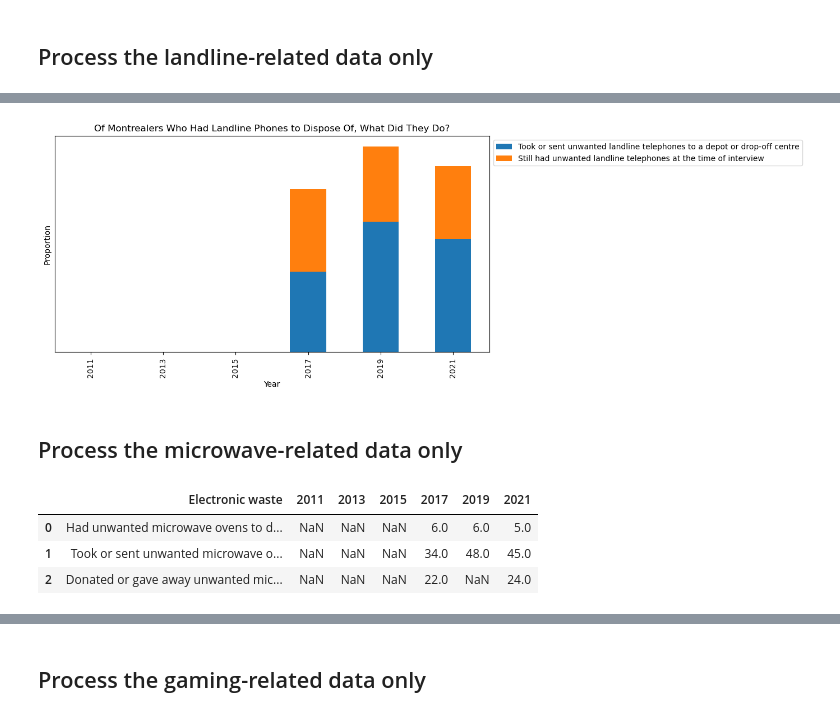
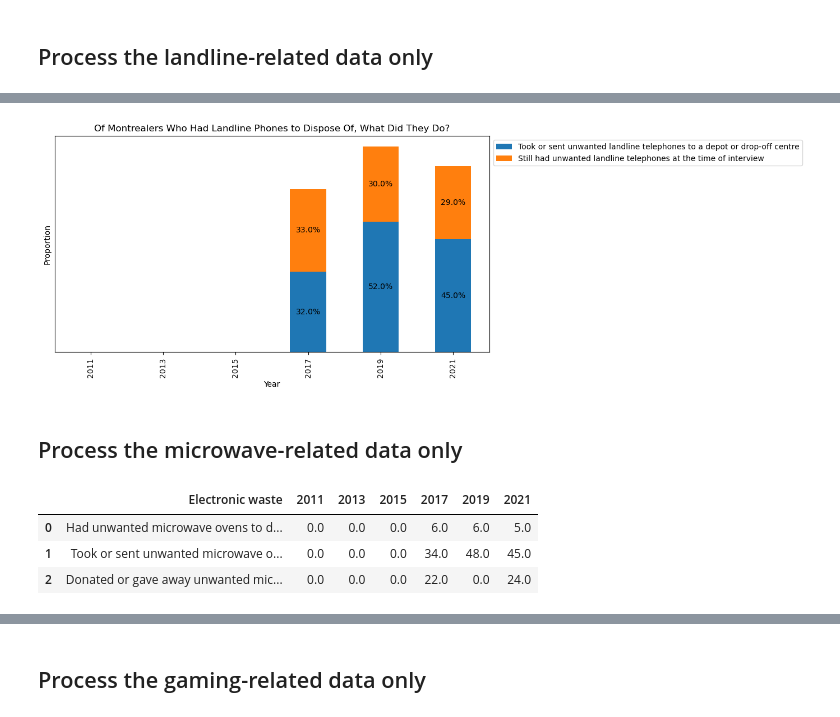
Before and after one commit to BlackSound1/SUST601-Project, a Jupyter notebook: e_waste.ipynb, the cells around one changed output, grey strips where cells are left out. Saved outputs shown, nothing was run; the diff lists cells and outputs as text; code cells hidden in the pictures.

```diff
--- a/e_waste.ipynb
+++ b/e_waste.ipynb
@@ -476,11 +494,17 @@ rest_of_data
 | 6 | 2021 | 65.0 | 11.0 | 24.0 |
 # %%
 # Plot the stacked bar chart
-rest_of_data.plot(x='Year', kind='bar', stacked=True, figsize=(10, 5), title="Of Montrealers Who Had Audiovisual Equipment to Dispose Of, What Did They Do?")
+ax = rest_of_data.plot(x='Year', kind='bar', stacked=True, figsize=(10, 5), title="Of Montrealers Who Had Audiovisual Equipment to Dispose Of, What Did They Do?")
 
 plt.ylabel('Proportion')
 plt.yticks([])
 plt.legend(loc='upper left', bbox_to_anchor=(1.0, 1.0))
 
+# Add percentages to stacks
+for c in ax.containers:
+    label = c.get_label()
+    labels = [f"{num}%" if num != 0 else '' for num in rest_of_data[label].values]
+    ax.bar_label(c, labels=labels, label_type='center', fontsize=10)
+
 plt.savefig(file_path / 'av_stacked_plot.png', bbox_inches='tight')
 # %% [output]
@@ -490,8 +514,8 @@ plt.savefig(file_path / 'av_stacked_plot.png', bbox_inches='tight')
 # %%
 # Get only the cellphone-related data
 cellphones = e_waste[
-    (e_waste['Electronic waste'].str.contains('cellular phone')) &
-    (e_waste.iloc[:, 1:].notna().any(axis=1))
+    (e_waste['Electronic waste'].str.contains('cellular phone')) & (e_waste.iloc[:, 1:] != 0).any(axis=1)
+    # (e_waste.iloc[:, 1:].notna().any(axis=1))
 ].reset_index(drop=True)
 
 cellphones
@@ -568,11 +592,17 @@ rest_of_data
 | 6 | 2021 | 44.0 | 12.0 | 13.0 | 35.0 |
 # %%
 # Plot the stacked bar chart
-rest_of_data.plot(x='Year', kind='bar', stacked=True, figsize=(10, 5), title="Of Montrealers Who Had Cell Phones to Dispose Of, What Did They Do?")
+ax = rest_of_data.plot(x='Year', kind='bar', stacked=True, figsize=(10, 5), title="Of Montrealers Who Had Cell Phones to Dispose Of, What Did They Do?")
 
 plt.ylabel('Proportion')
 plt.yticks([])
 plt.legend(loc='upper left', bbox_to_anchor=(1.0, 1.0))
 
+# Add percentages to stacks
+for c in ax.containers:
+    label = c.get_label()
+    labels = [f"{num}%" if num != 0 else '' for num in rest_of_data[label].values]
+    ax.bar_label(c, labels=labels, label_type='center', fontsize=10)
+
 plt.savefig(file_path / 'phones_stacked_plot.png', bbox_inches='tight')
 # %% [output]
@@ -582,8 +612,8 @@ plt.savefig(file_path / 'phones_stacked_plot.png', bbox_inches='tight')
 # %%
 # Get only the landline-related data
 landlines = e_waste[
-    (e_waste['Electronic waste'].str.contains('landline telephone')) &
-    (e_waste.iloc[:, 1:].notna().any(axis=1))
+    (e_waste['Electronic waste'].str.contains('landline telephone')) & (e_waste.iloc[:, 1:] != 0).any(axis=1)
+    # (e_waste.iloc[:, 1:].notna().any(axis=1))
 ].reset_index(drop=True)
 
 landlines
@@ -658,30 +688,36 @@ rest_of_data
 | 6 | 2021 | 45.0 | 29.0 |
 # %%
 # Plot the stacked bar chart
-rest_of_data.plot(x='Year', kind='bar', stacked=True, figsize=(10, 5), title="Of Montrealers Who Had Landline Phones to Dispose Of, What Did They Do?")
+ax = rest_of_data.plot(x='Year', kind='bar', stacked=True, figsize=(10, 5), title="Of Montrealers Who Had Landline Phones to Dispose Of, What Did They Do?")
 
 plt.ylabel('Proportion')
 plt.yticks([])
 plt.legend(loc='upper left', bbox_to_anchor=(1.0, 1.0))
 
+# Add percentages to stacks
+for c in ax.containers:
+    label = c.get_label()
+    labels = [f"{num}%" if num != 0 else '' for num in rest_of_data[label].values]
+    ax.bar_label(c, labels=labels, label_type='center', fontsize=10)
+
 plt.savefig(file_path / 'landlines_stacked_plot.png', bbox_inches='tight')
 # %% [output]
-[figure, old version]
+[figure, new version]
 # %% [markdown]
 ## Process the microwave-related data only
 # %%
 # Get only the microwave-related data
 microwaves = e_waste[
-    (e_waste['Electronic waste'].str.contains('microwave oven')) &
-    (e_waste.iloc[:, 1:].notna().any(axis=1))
+    (e_waste['Electronic waste'].str.contains('microwave oven')) & (e_waste.iloc[:, 1:] != 0).any(axis=1)
+    # (e_waste.iloc[:, 1:].notna().any(axis=1))
 ].reset_index(drop=True)
 
 microwaves
 # %% [output]
 |  | Electronic waste | 2011 | 2013 | 2015 | 2017 | 2019 | 2021 |
-| 0 | Had unwanted microwave ovens to d... | NaN | NaN | NaN | 6.0 | 6.0 | 5.0 |
-| 1 | Took or sent unwanted microwave o... | NaN | NaN | NaN | 34.0 | 48.0 | 45.0 |
-| 2 | Donated or gave away unwanted mic... | NaN | NaN | NaN | 22.0 | NaN | 24.0 |
+| 0 | Had unwanted microwave ovens to d... | 0.0 | 0.0 | 0.0 | 6.0 | 6.0 | 5.0 |
+| 1 | Took or sent unwanted microwave o... | 0.0 | 0.0 | 0.0 | 34.0 | 48.0 | 45.0 |
+| 2 | Donated or gave away unwanted mic... | 0.0 | 0.0 | 0.0 | 22.0 | 0.0 | 24.0 |
 # %%
 # From this, get only the data where the item was unwanted
 had_unwanted = microwaves[microwaves['Electronic waste'] == 'Had unwanted microwave ovens to dispose of'].iloc[:, 1:]
```
Also changed, not shown: parts of 38 cells of this notebook, 10 other files.
